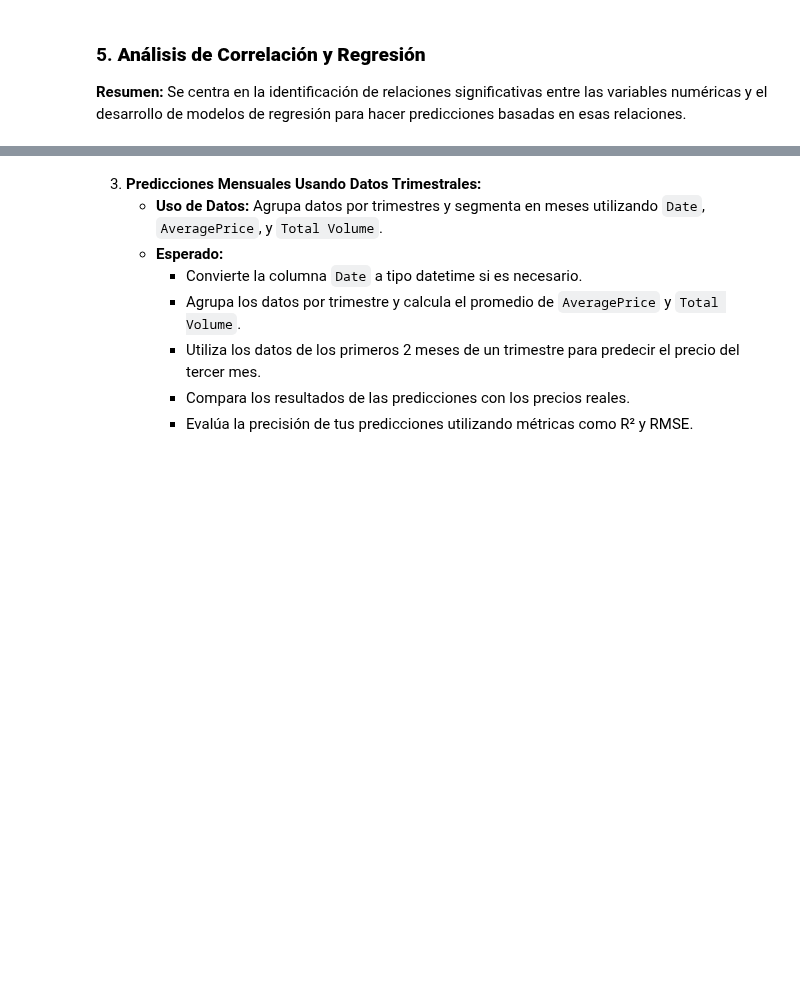
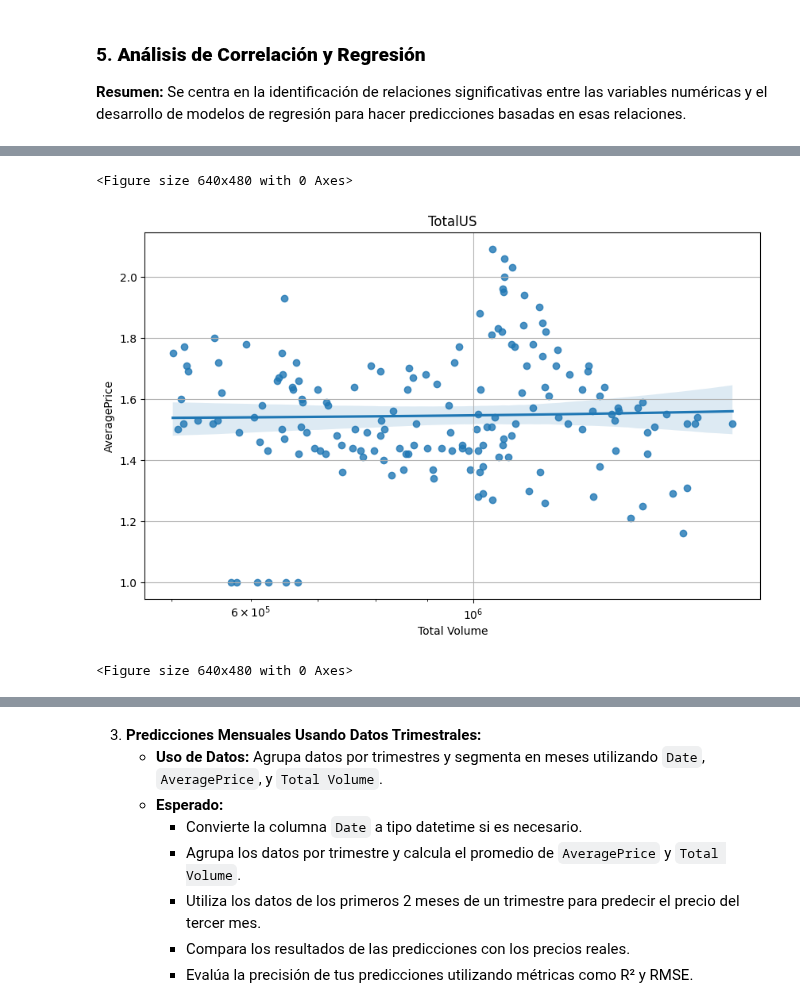
Before and after one commit to cpujol-dev/MiniProjectAavocado, a Jupyter notebook: 5.proyecto_team_apartados.ipynb, the cells around one changed output, grey strips where cells are left out. Saved outputs shown, nothing was run; the diff lists cells and outputs as text; code cells hidden in the pictures; blank space fills up the shorter version.

```diff
--- a/5.proyecto_team_apartados.ipynb
+++ b/5.proyecto_team_apartados.ipynb
@@ -29,0 +142,34 @@ df_cp['Date'] = pd.to_datetime(df_cp['Date'])
+# %%
+# df_local = df_cp.copy()
+# df_local= df_local[df_local['type']=='conventional']
+
+# # df_local = df_cp[(df_cp['region']!='TotalUS')&(df_cp['region_class']!='GreaterRegion')].copy()
+# df_local_USA=df_local[df_local['region_class']=='TotalUS']
+
+# fig, ax= plt.subplots(figsize=(10,6))
+
+# # sns.scatterplot(data= df_local , x=df_local['Total Volume'], y=df_local['AveragePrice'], alpha= 0.1)
+# sns.regplot(data= df_local_USA , x=df_local_USA['Total Volume'], y=df_local_USA['AveragePrice'], order=1)#, line=True)
+# plt.xscale('log')
+# plt.grid()
+# plt.title('Conventional')
+# plt.figure()
+
+df_local = df_cp.copy()
+df_local= df_local[df_local['type']=='organic']
+
+# df_local = df_cp[(df_cp['region']!='TotalUS')&(df_cp['region_class']!='GreaterRegion')].copy()
+df_local_USA=df_local[df_local['region_class']=='TotalUS']
+
+fig, ax= plt.subplots(figsize=(10,6))
+
+# sns.scatterplot(data= df_local , x=df_local['Total Volume'], y=df_local['AveragePrice'], alpha= 0.1)
+sns.regplot(data= df_local_USA , x=df_local_USA['Total Volume'], y=df_local_USA['AveragePrice'], order=1)#, line=True)
+plt.xscale('log')
+plt.grid()
+plt.title('TotalUS')
+plt.figure()
+# %% [output]
+<Figure size 640x480 with 0 Axes>
+[figure, added]
+<Figure size 640x480 with 0 Axes>
```
Also changed, not shown: parts of 18 cells of this notebook, 1 other file.
